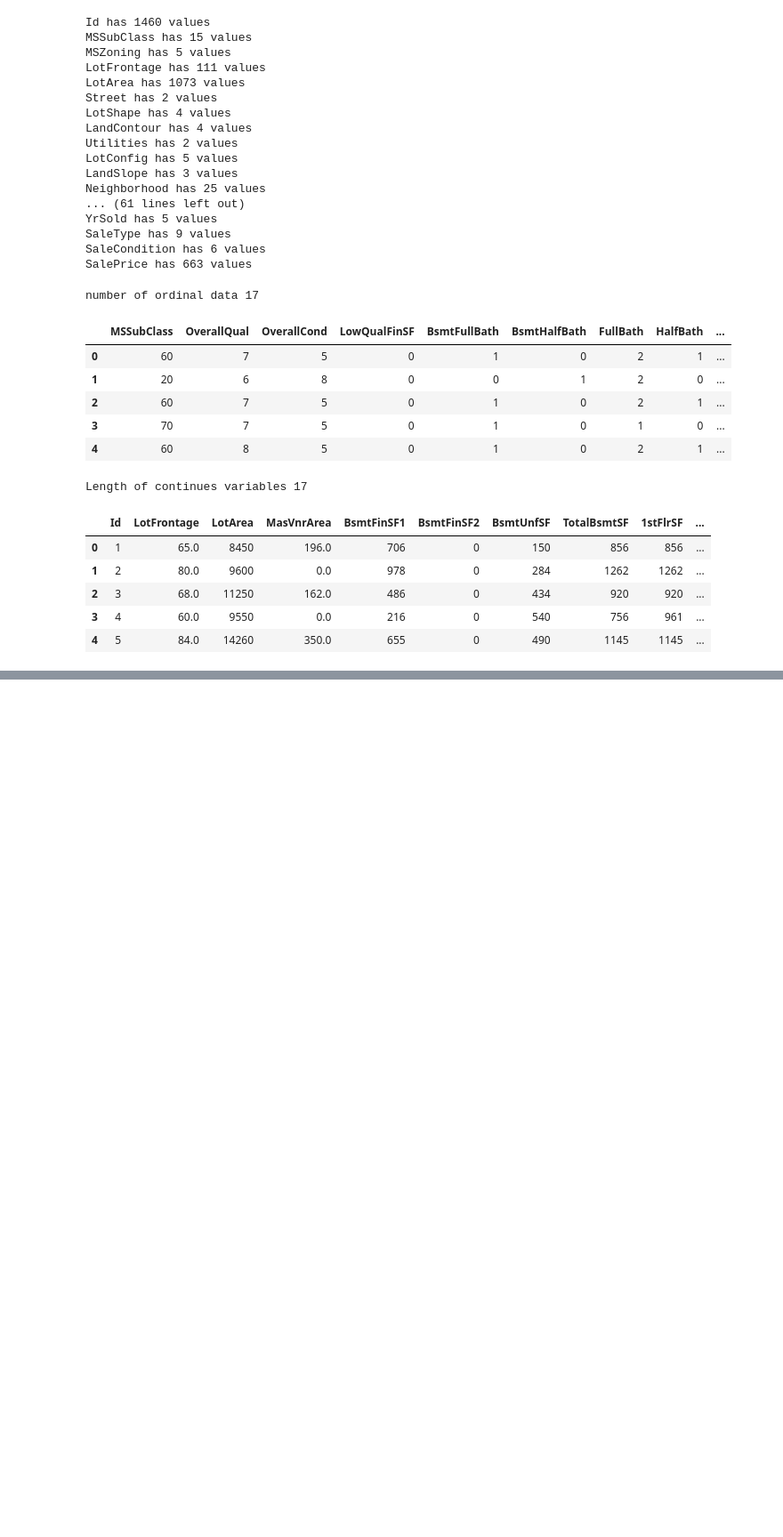
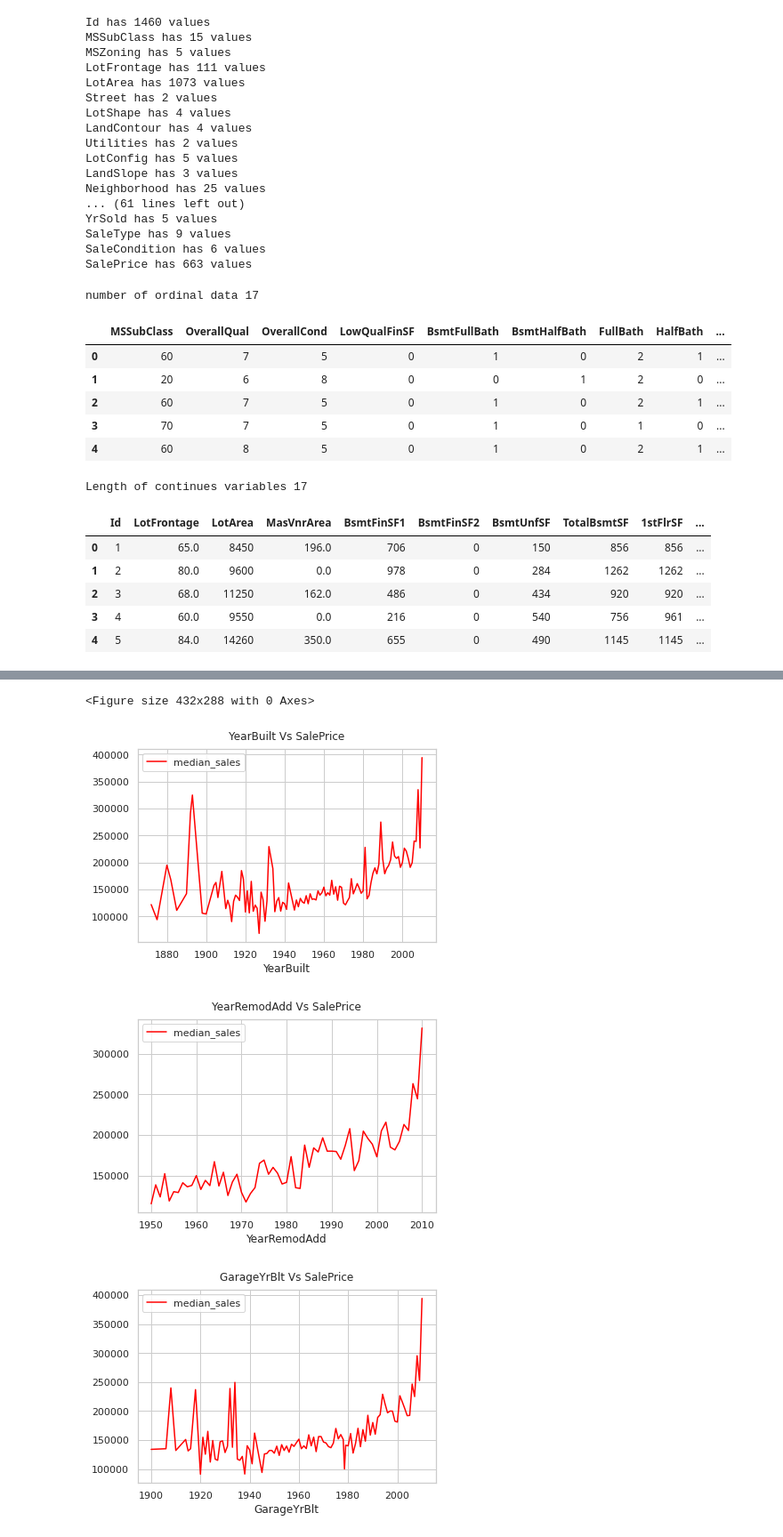
Before and after one commit to Muhliscm/-66daysofdata, a Jupyter notebook: Python/30052021 Housing data Kaggle/House_price_prediction_kaggle.ipynb, the cells around one changed output, grey strips where cells are left out. Shown at 89% size. Drawn from its saved outputs; the diff is of its cells as text; code cells hidden in the pictures; blank space fills up the shorter version.

```diff
--- a/Python/30052021 Housing data Kaggle/House_price_prediction_kaggle.ipynb
+++ b/Python/30052021 Housing data Kaggle/House_price_prediction_kaggle.ipynb
@@ -599,9 +633,15 @@ Length of continues variables 17
 # %%
 
-
-data = train_df.copy()
-for feature in cat_variables:
-  df = data.groupby(feature)['SalePrice'].median().plot(kind = "bar")
-  plt.title(feature +" Vs SalePrice")
+#
+plt.suptitle("Year Features Vs Sales",y = 1.2, fontsize = 30)
+for feature in year_variables:
+  df = data.groupby(feature).agg(median_sales = ("SalePrice", "median"))
+  df.plot(color = "red")
+  plt.title(feature + " Vs SalePrice", pad = 10)
+  print("")
   plt.show()
-  print("")
+# %% [output]
+<Figure size 432x288 with 0 Axes>
+[figure, added]
+[figure, added]
+[figure, added]
```
Also changed, not shown: parts of 18 cells of this notebook, 9 other files.
